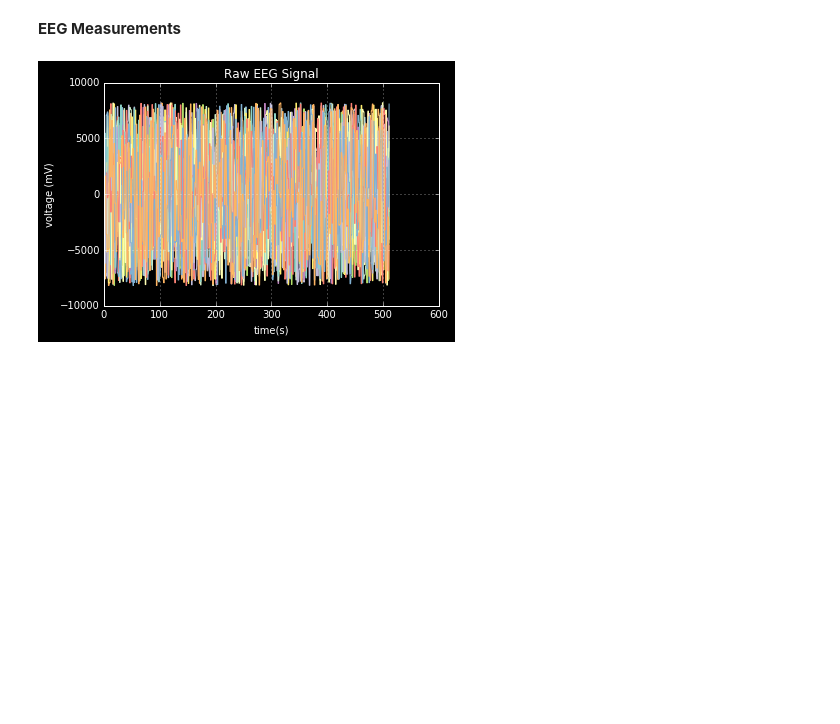
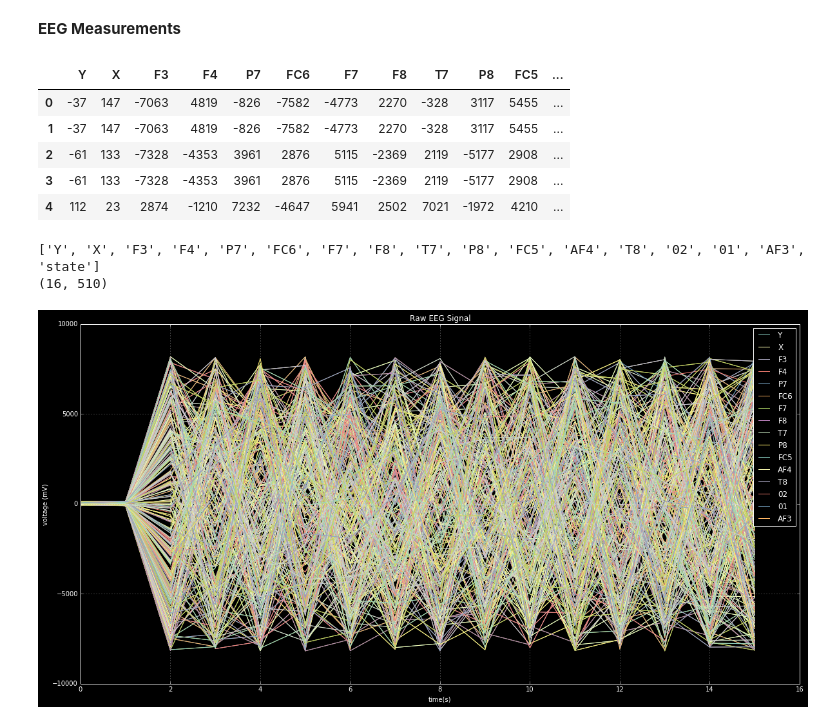
Before and after one commit to quantamc/Deep-Emotional-Analysis, a Jupyter notebook: brainwaves/EmotionAnalysis.ipynb, the cells around one changed output. Drawn from its saved outputs; the diff is of its cells as text; code cells hidden in the pictures; blank space fills up the shorter version.

```diff
--- a/brainwaves/EmotionAnalysis.ipynb
+++ b/brainwaves/EmotionAnalysis.ipynb
@@ -32,21 +32,40 @@ def load_neural_data(path=csv_path):
     else:
         print("No file to read from")
 
-
 emo_df = load_neural_data(csv_path)
-instances = emo_df.shape[0]
-
-# set the sensor values
-x = emo_df.ix[:,:-1].values
-t = np.arange(0.0, instances, 1)
-fig, ax = plt.subplots()
-ax.plot(t, x)
-
-ax.set(xlabel='time(s)', ylabel='voltage (mV)',
-       title='Raw EEG Signal')
-
-ax.grid()
-
-plt.show()
+emo_df.head()
 # %% [output]
-[figure, removed]
+|  | Y | X | F3 | F4 | P7 | FC6 | F7 | F8 | T7 | P8 | FC5 | ... |
+| 0 | -37 | 147 | -7063 | 4819 | -826 | -7582 | -4773 | 2270 | -328 | 3117 | 5455 | ... |
+| 1 | -37 | 147 | -7063 | 4819 | -826 | -7582 | -4773 | 2270 | -328 | 3117 | 5455 | ... |
+| 2 | -61 | 133 | -7328 | -4353 | 3961 | 2876 | 5115 | -2369 | 2119 | -5177 | 2908 | ... |
+| 3 | -61 | 133 | -7328 | -4353 | 3961 | 2876 | 5115 | -2369 | 2119 | -5177 | 2908 | ... |
+| 4 | 112 | 23 | 2874 | -1210 | 7232 | -4647 | 5941 | 2502 | 7021 | -1972 | 4210 | ... |
+# %%
+instances = emo_df.shape[0]
+
+# set the sensor values
+x = emo_df.ix[:,:-1].values
+# align each sensor per row
+x = x.T
+labels = list(emo_df)
+print labels
+# extract the table labels
+print x.shape
+t = np.arange(0.0, instances, 1)
+#t = np.arange(0.0, instances, 1)
+fig, ax = plt.subplots(figsize=(20,10))
+ax.plot(x)
+
+ax.set(xlabel='time(s)', ylabel='voltage (mV)',
+       title='Raw EEG Signal')
+
+ax.legend(labels[:-1])
+
+ax.grid()
+
+plt.show()
+# %% [output]
+['Y', 'X', 'F3', 'F4', 'P7', 'FC6', 'F7', 'F8', 'T7', 'P8', 'FC5', 'AF4', 'T8', '02', '01', 'AF3', 'state']
+(16, 510)
+[figure, added]
```
Also changed, not shown: parts of 3 cells of this notebook.
